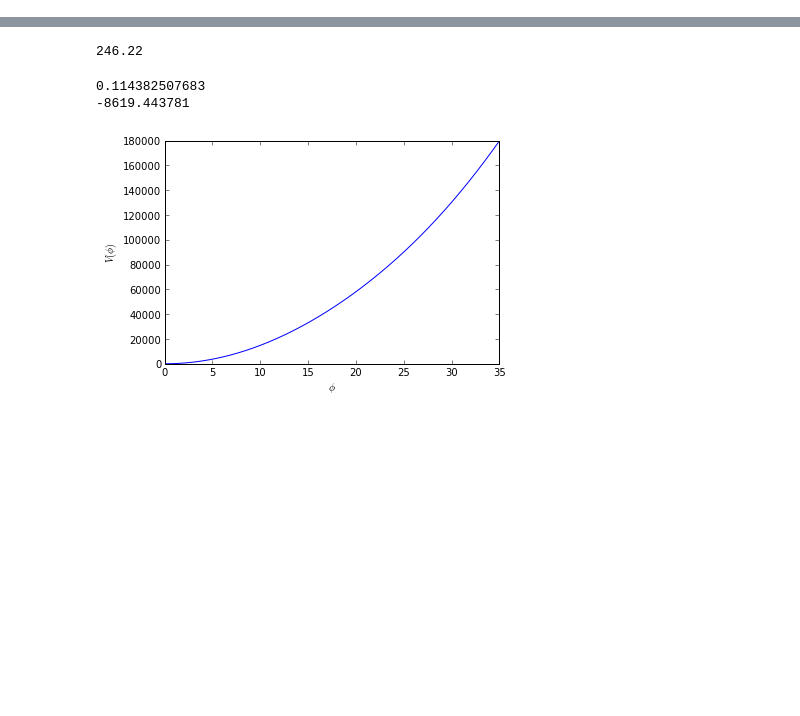
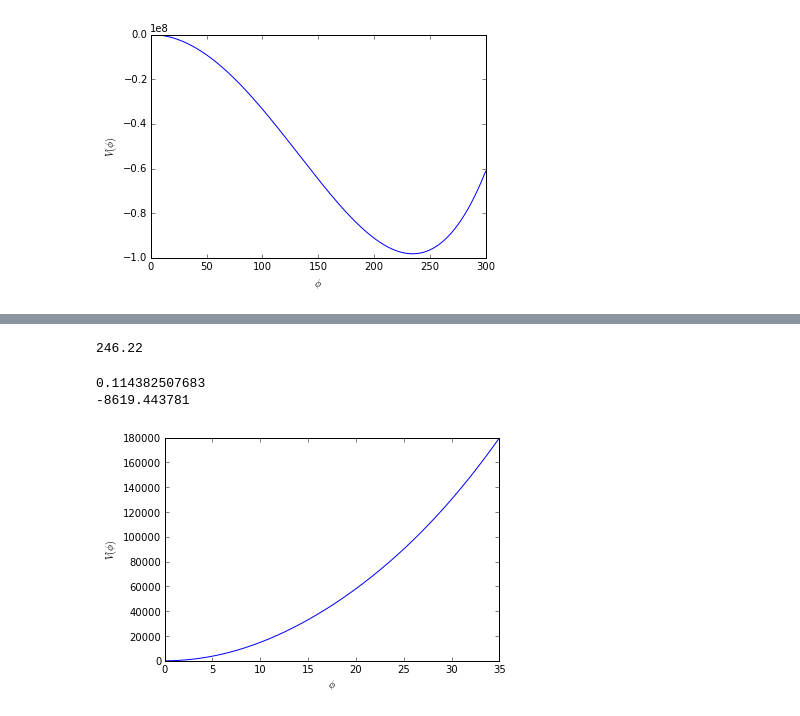
Before and after one commit to nblinov/ct_sm, a Jupyter notebook: sm_example.ipynb, the cells around one changed output, grey strips where cells are left out. Drawn from its saved outputs; the diff is of its cells as text; code cells hidden in the pictures; blank space fills up the shorter version.

```diff
--- a/sm_example.ipynb
+++ b/sm_example.ipynb
@@ -132,0 +134,2 @@ mh =  125.000132812
+# %%
+model = ct_sm.sm_eft()
@@ -132,0 +146,4 @@ mh =  125.000132812
+# %%
+model.plot1d(0,300,T=0)
+# %% [output]
+[figure, added]
```
Also changed, not shown: parts of 13 cells of this notebook, 2 other files.
